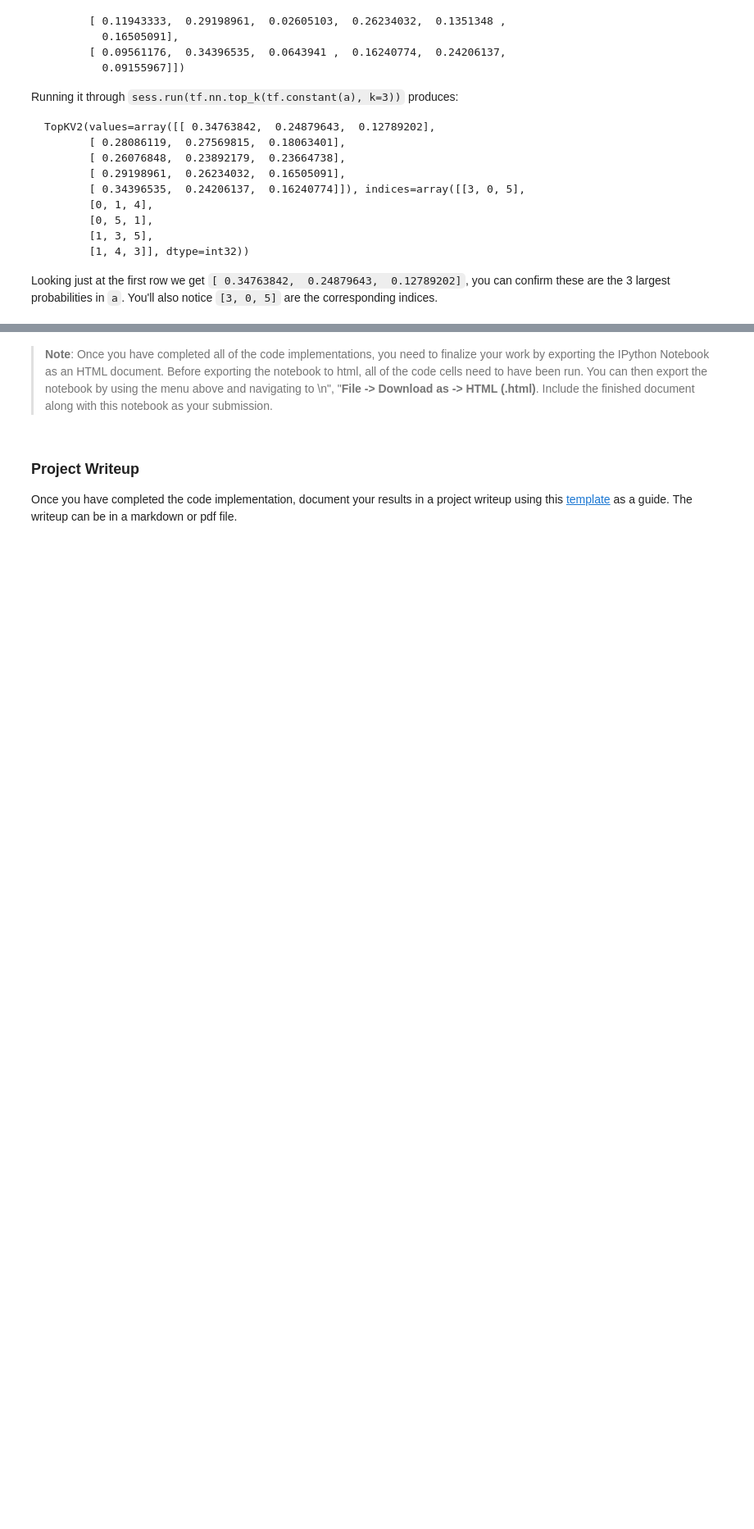
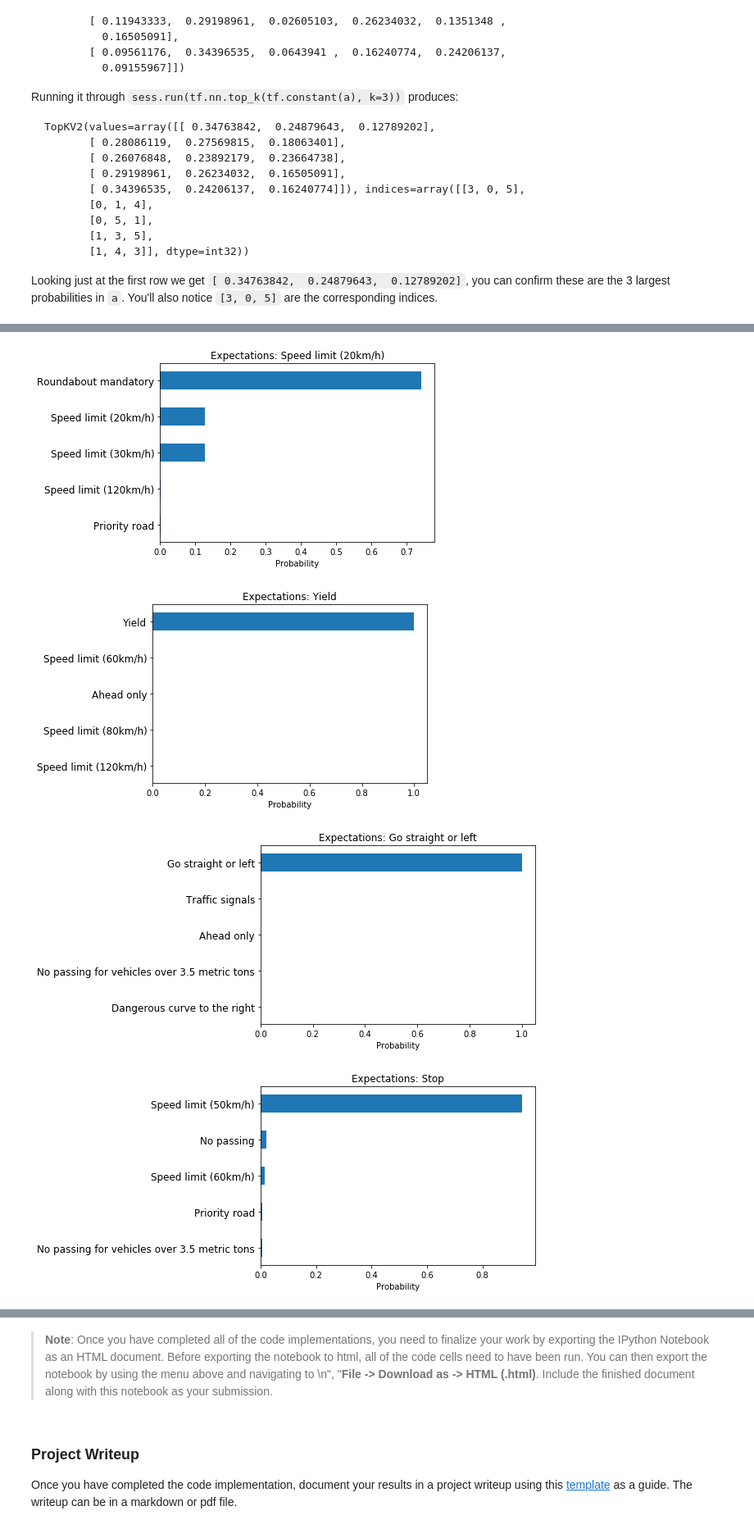
Before and after one commit to Xidai/CarND-Traffic-Sign-Classifier-Project, a Jupyter notebook: Traffic_Sign_Classifier.ipynb, the cells around one changed output, grey strips where cells are left out. Shown at 82% size. Cells and saved outputs as stored; diff of their text form; code cells hidden in the pictures; blank space fills up the shorter version.

```diff
--- a/Traffic_Sign_Classifier.ipynb
+++ b/Traffic_Sign_Classifier.ipynb
@@ -326,5 +320,6 @@ with tf.Session() as sess:
 # %%
 with tf.Session() as sess:
     saver.restore(sess, tf.train.latest_checkpoint('.'))
-    test_validation = evalutate(X_test, y_test)
-    print('Test Validation: ' + test_validation)
+    test_validation = evaluate(X_test, y_test)
+    print('Test accuracy: ')
+    print(test_validation)
@@ -413,3 +432,13 @@ with tf.Session() as sess:
+# %%
+import csv
+
+all_signs = list(range(n_classes))
+with open('signnames.csv', 'rt') as csvfile:
+    spamreader = csv.reader(csvfile, delimiter=' ', quotechar='|')
+    next(spamreader)
+    for row in spamreader:
+        values = row[0].split(',')
+        all_signs[int(values[0])] = ' '.join(row).split(',')[1]
 # %% [markdown]
 ### Analyze Performance
 # %%
@@ -476,4 +507,9 @@ def softmax (X_data):
 with tf.Session() as sess:
     saver.restore(sess, tf.train.latest_checkpoint('.'))
     result = softmax(X_my_test)
-    print(result)
+    for i in range(len(result.indices)):
+        print()
+        print('Expectaion: ' + all_signs[expectations[i]])
+        print('Result: ')
+        for j in range(len(result.indices)):
+            print("{}: {:.3f}".format(all_signs[result.indices[i][j]], result.values[i][j]))
@@ -479,0 +534,25 @@ with tf.Session() as sess:
+# %%
+%matplotlib inline
+
+def draw (title, data, labels):
+    ind = np.arange(len(data))  # the x locations for the groups
+    width = 0.5       # the width of the bars
+    fig, ax = plt.subplots()
+    rects2 = ax.barh(ind, data, width)
+
+    # # add some text for labels, title and axes ticks
+    ax.set_xlabel('Probability')
+    ax.set_title('Expectations: ' + title)
+    ax.set_yticks(ind)
+    ax.set_yticklabels(labels, fontsize=12)
+
+    plt.savefig('chart-output/' + str(all_signs.index(title)) + '-chart.png')
+    plt.show()
+for i in range(len(result.values)):
+    row_value = result.values[i]
+    draw(all_signs[expectations[i]], list(reversed(list(result.values[i]))), list(reversed(list(map(lambda x: all_signs[x], result.indices[i])))))
+# %% [output]
+[figure, added]
+[figure, added]
+[figure, added]
+[figure, added]
```
Also changed, not shown: parts of 10 cells of this notebook, 9 other files.
